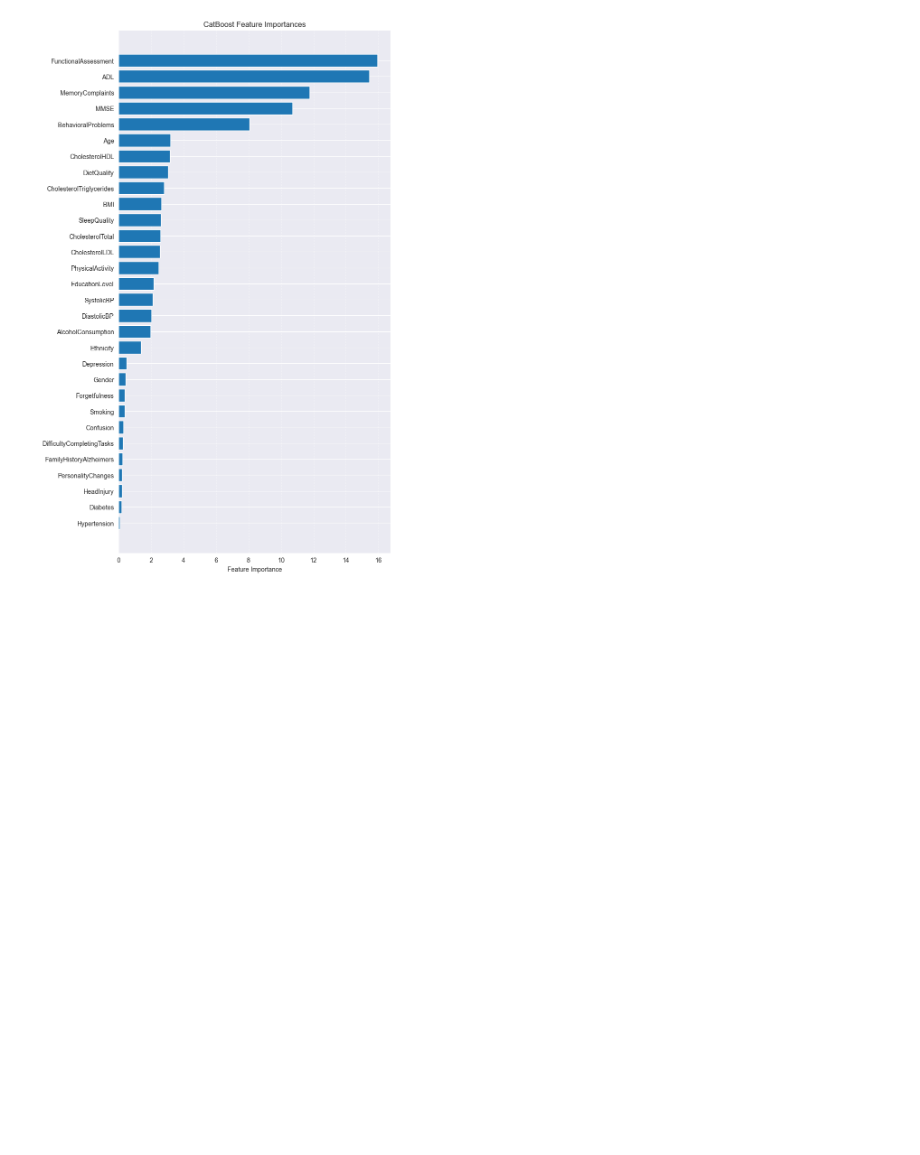
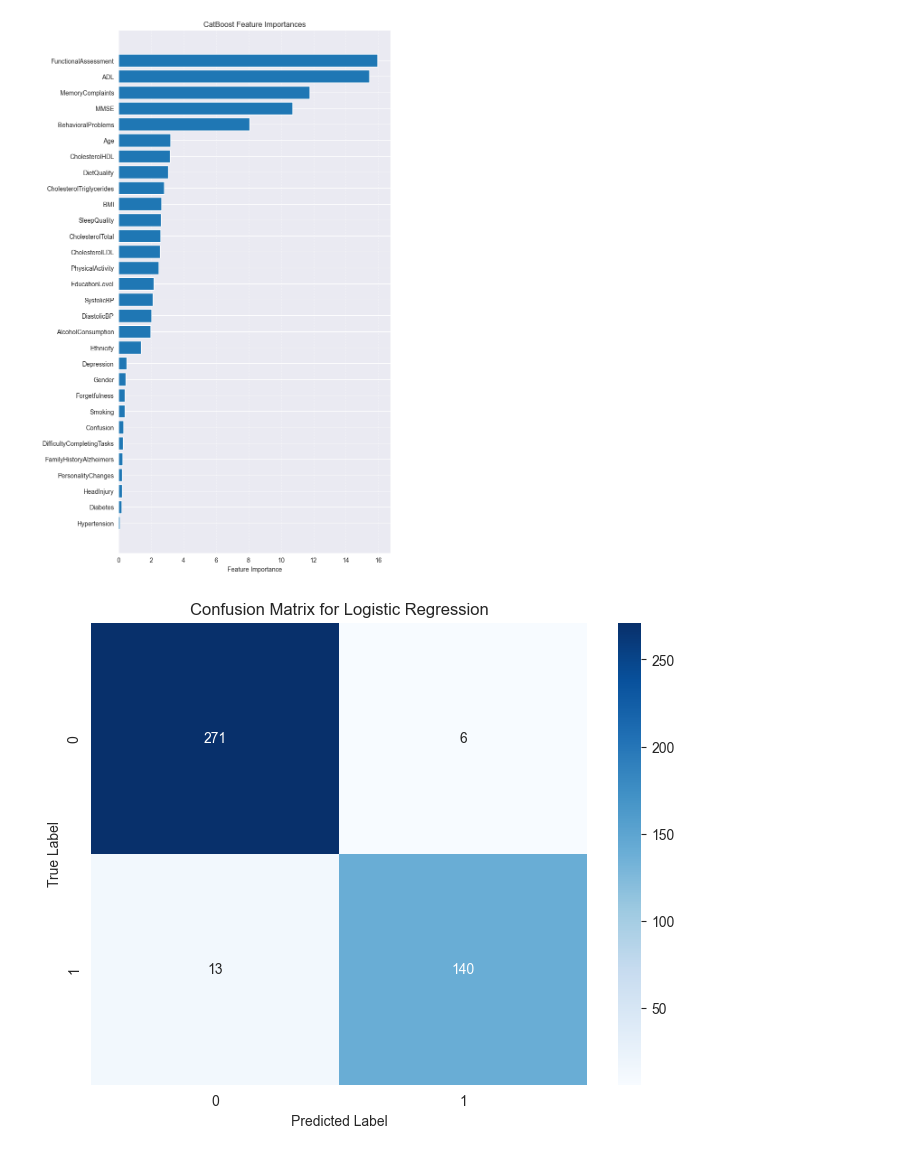
Before and after one commit to h676669/ML-assignment-2, a Jupyter notebook: AlzheimersTestAllFields.ipynb, the cells around one changed output. Drawn from its saved outputs; the diff is of its cells as text; code cells hidden in the pictures; blank space fills up the shorter version.

```diff
--- a/AlzheimersTestAllFields.ipynb
+++ b/AlzheimersTestAllFields.ipynb
@@ -302,19 +379,21 @@ plt.show()
 # %%
 from sklearn.metrics import confusion_matrix
 import seaborn as sns
 # Skrevet av Gemeni
-cm = confusion_matrix(y_test, y_pred_lr)
+cm = confusion_matrix(y_test, y_pred_cb)
 
 # Get class names from the label encoder
 class_names = le.classes_
 
 #0 er ikkje alzheimers, 1 er alzheimers
 
 # Create a heatmap to visualize the confusion matrix
 plt.figure(figsize=(8, 6))
 sns.heatmap(cm, annot=True, fmt='d', cmap='Blues',
             xticklabels=class_names, yticklabels=class_names)
 plt.xlabel('Predicted Label')
 plt.ylabel('True Label')
 plt.title('Confusion Matrix for Logistic Regression')
 plt.show()
+# %% [output]
+[figure, added]
```
Also changed, not shown: parts of 10 cells of this notebook, 6 other files.
